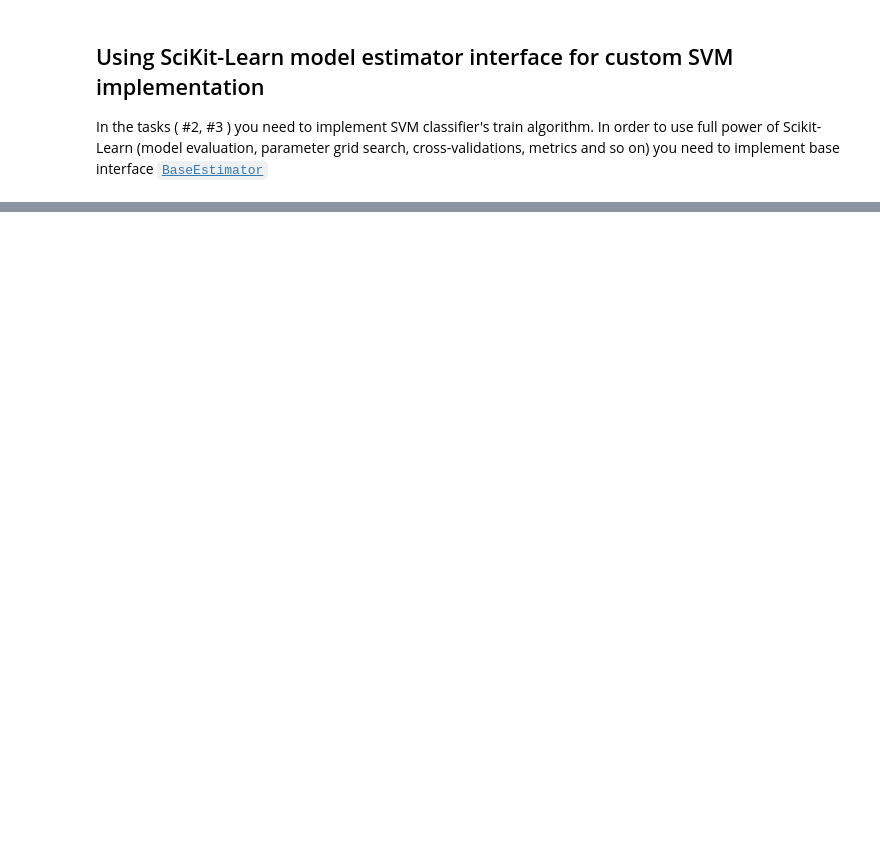
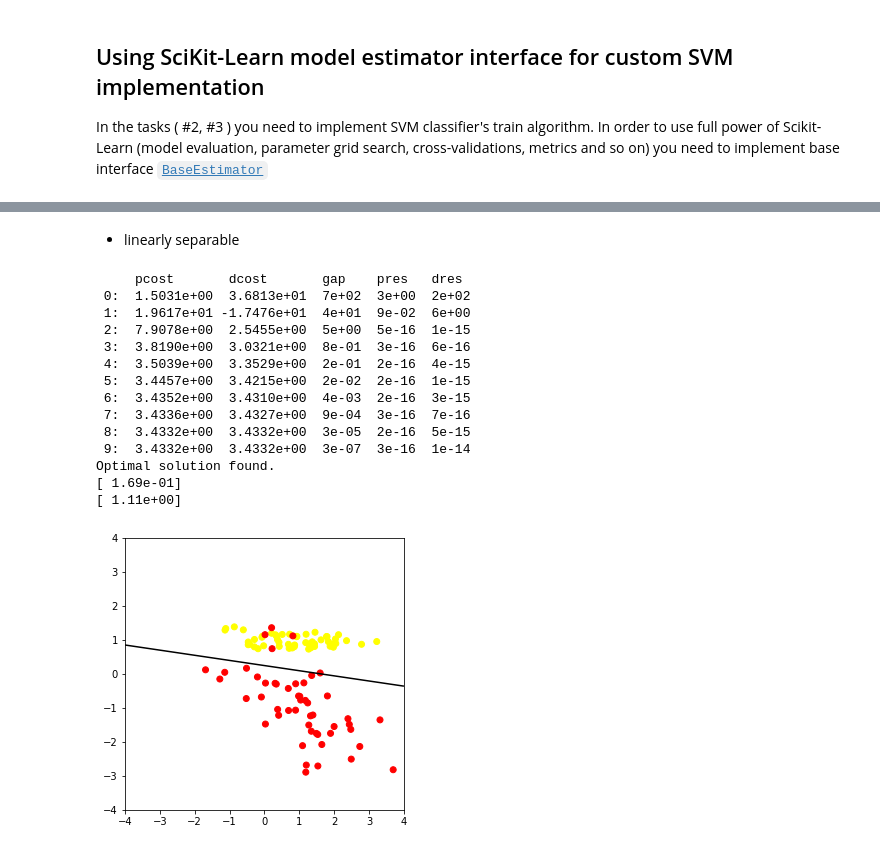
Before and after one commit to Rhymmor/ML-course-reports, a Jupyter notebook: Lab 3/Lab #3 SVM (QP, Kernel trick).ipynb, the cells around one changed output, grey strips where cells are left out. Cells and saved outputs as stored; diff of their text form; code cells hidden in the pictures; blank space fills up the shorter version.

```diff
--- a/Lab 3/Lab #3 SVM (QP, Kernel trick).ipynb
+++ b/Lab 3/Lab #3 SVM (QP, Kernel trick).ipynb
@@ -265,0 +292,10 @@ class LinearSVM(BaseEstimator):
+# %%
+P = 2*matrix([[1.0, 0.0], [0.0, 4.0] ])
+q = matrix([-8.0, -5.0])
+G = matrix([[1.0, 1.0],[-1.0, 0.0], [1.0, 0.0], [-1.0, -1.0]]).trans()
+h = matrix([5.0, 0.0, 3.0, -2.0])
+
+sol=solvers.qp(P, q, G, h)
+
+print sol['x']
+# x1^2 + 4 * x2^2 - 8*x1 - 5*x2
@@ -265,0 +434,45 @@ class LinearSVM(BaseEstimator):
+# %%
+def plot(model, samples):
+    plt.figure(figsize=(5, 5))
+    plt.scatter(samples['X'][:, 0], samples['X'][:, 1], c=samples['y'], cmap='autumn')
+
+    xvals = np.linspace(-4, 4, 100)
+    yvals = np.linspace(-4, 4, 100)
+
+    xx, yy = np.meshgrid(xvals, yvals)
+    proba = model.predict_proba(np.c_[xx.ravel(), yy.ravel()])
+    #print proba
+    shape = xx.shape
+    zz = np.reshape(proba, shape)
+    # Decision rule color encoding
+    #plt.pcolormesh(xx, yy, zz, cmap='autumn', zorder=0)
+
+    # Level lines of 0.5
+    plt.contour(xx, yy, zz, levels=(0.5,), colors='k', linewidths=1.5, zorder=1)
+
+    plt.xlim([-4, 4])
+    plt.ylim([-4, 4])
+    _ = plt.title('')
+# %% [markdown]
+* linearly separable
+# %%
+svm = LinearSVM(C=1E-1)
+fitting = svm.fit(lin['X'], lin['y'])
+print fitting['weights']
+plot(svm, lin)
+# %% [output]
+     pcost       dcost       gap    pres   dres
+ 0:  1.5031e+00  3.6813e+01  7e+02  3e+00  2e+02
+ 1:  1.9617e+01 -1.7476e+01  4e+01  9e-02  6e+00
+ 2:  7.9078e+00  2.5455e+00  5e+00  5e-16  1e-15
+ 3:  3.8190e+00  3.0321e+00  8e-01  3e-16  6e-16
+ 4:  3.5039e+00  3.3529e+00  2e-01  2e-16  4e-15
+ 5:  3.4457e+00  3.4215e+00  2e-02  2e-16  1e-15
+ 6:  3.4352e+00  3.4310e+00  4e-03  2e-16  3e-15
+ 7:  3.4336e+00  3.4327e+00  9e-04  3e-16  7e-16
+ 8:  3.4332e+00  3.4332e+00  3e-05  2e-16  5e-15
+ 9:  3.4332e+00  3.4332e+00  3e-07  3e-16  1e-14
+Optimal solution found.
+[ 1.69e-01]
+[ 1.11e+00]
+[figure, added]
```
Also changed, not shown: parts of 35 cells of this notebook.
